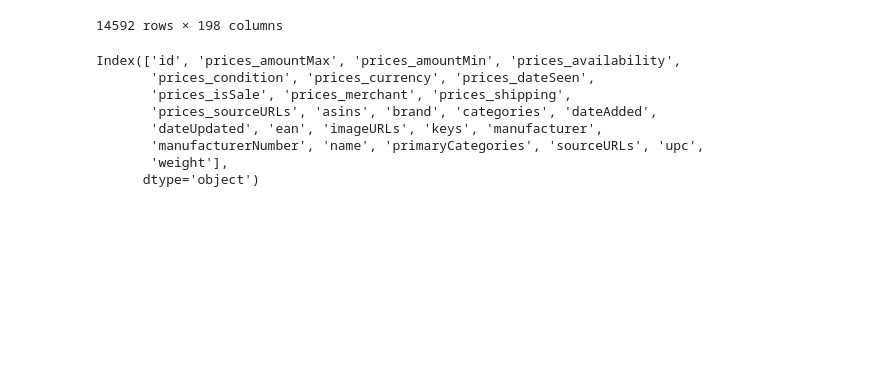
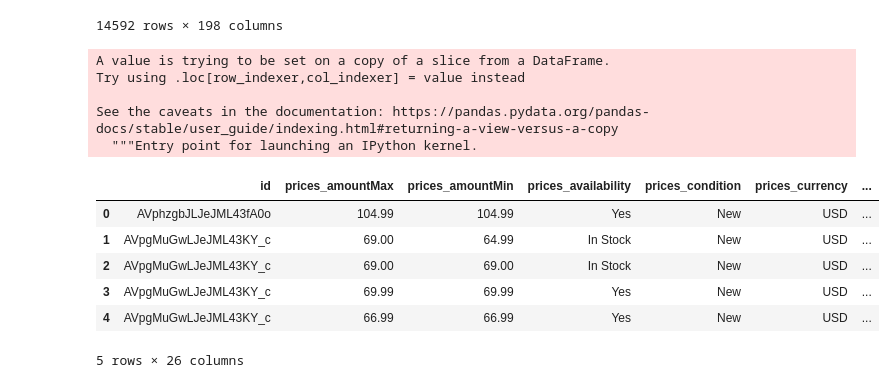
Before and after one commit to Tbrecke01/Price_Evaluator, a Jupyter notebook: datacleaning.ipynb, the cells around one changed output. Saved outputs shown, nothing was run; the diff lists cells and outputs as text; code cells hidden in the pictures; blank space fills up the shorter version.

Commit message:
added step to clean dateSeen column and convert to datetime

```diff
--- a/datacleaning.ipynb
+++ b/datacleaning.ipynb
@@ -139,16 +139,23 @@ all_dateseen
 | 14590 | 2016-03-22T00:00:00Z | None | None | None | None | None | None | None | None | None | ... | ... |
 | 14591 | 2015-12-05T00:00:00Z | None | None | None | None | None | None | None | None | None | ... | ... |
 14592 rows × 198 columns
+# %%
+pricing_df_2['prices_dateSeen'] = pd.to_datetime(all_dateseen[0]).dt.tz_convert(None)
+# %% [output]
+A value is trying to be set on a copy of a slice from a DataFrame.
+Try using .loc[row_indexer,col_indexer] = value instead
+
+See the caveats in the documentation: https://pandas.pydata.org/pandas-docs/stable/user_guide/indexing.html#returning-a-view-versus-a-copy
+  """Entry point for launching an IPython kernel.
 # %%
-pricing_df_2.columns
+pricing_df_2.head()
 # %% [output]
+|  | id | prices_amountMax | prices_amountMin | prices_availability | prices_condition | prices_currency | ... |
+| 0 | AVphzgbJLJeJML43fA0o | 104.99 | 104.99 | Yes | New | USD | ... |
+| 1 | AVpgMuGwLJeJML43KY_c | 69.00 | 64.99 | In Stock | New | USD | ... |
+| 2 | AVpgMuGwLJeJML43KY_c | 69.00 | 69.00 | In Stock | New | USD | ... |
+| 3 | AVpgMuGwLJeJML43KY_c | 69.99 | 69.99 | Yes | New | USD | ... |
+| 4 | AVpgMuGwLJeJML43KY_c | 66.99 | 66.99 | Yes | New | USD | ... |
-Index(['id', 'prices_amountMax', 'prices_amountMin', 'prices_availability',
-       'prices_condition', 'prices_currency', 'prices_dateSeen',
-       'prices_isSale', 'prices_merchant', 'prices_shipping',
-       'prices_sourceURLs', 'asins', 'brand', 'categories', 'dateAdded',
-       'dateUpdated', 'ean', 'imageURLs', 'keys', 'manufacturer',
-       'manufacturerNumber', 'name', 'primaryCategories', 'sourceURLs', 'upc',
-       'weight'],
-      dtype='object')
+5 rows × 26 columns
 # %%
 pricing_df_2.to_csv('cleaned.csv')
```
